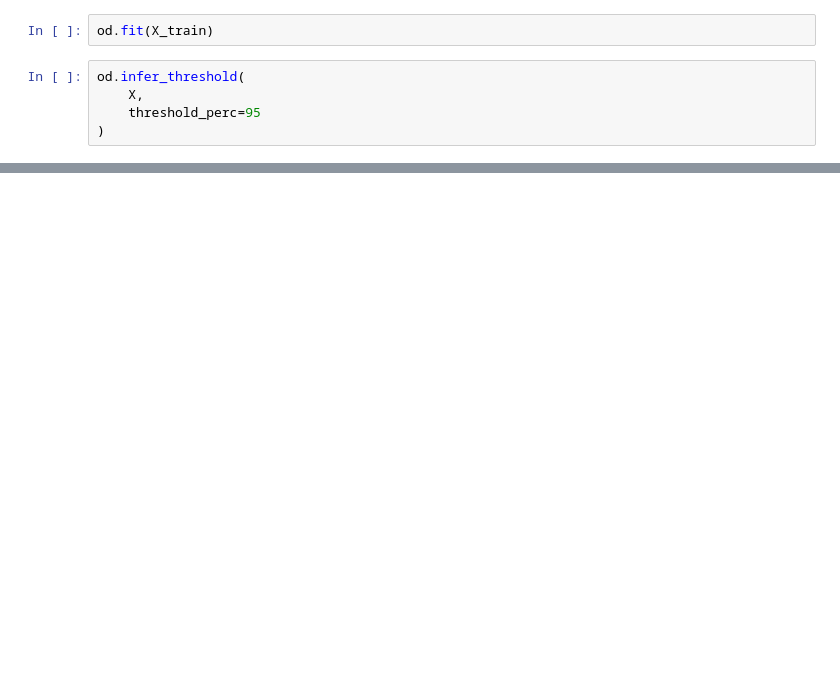
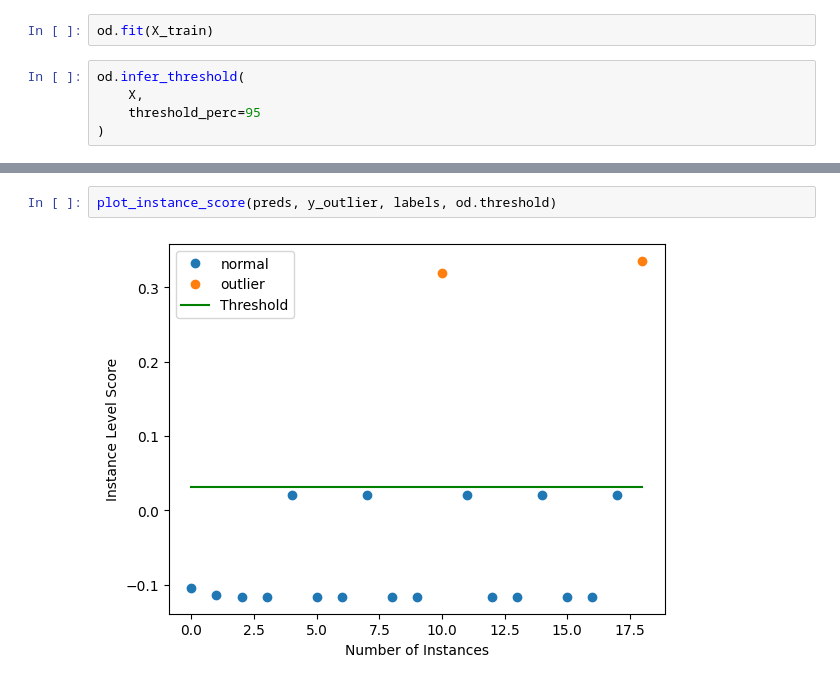
Before and after one commit to se4ai2324-uniba/MalURLs, a Jupyter notebook: performance_monitoring/outliers_detector.ipynb, the cells around one changed output, grey strips where cells are left out. Saved outputs shown, nothing was run; the diff lists cells and outputs as text; blank space fills up the shorter version.

```diff
--- a/performance_monitoring/outliers_detector.ipynb
+++ b/performance_monitoring/outliers_detector.ipynb
@@ -64,0 +72,4 @@ plt.show()
+# %%
+plot_instance_score(preds, y_outlier, labels, od.threshold)
+# %% [output]
+[figure, added]
```
Also changed, not shown: parts of 9 cells of this notebook, 1 other file.
